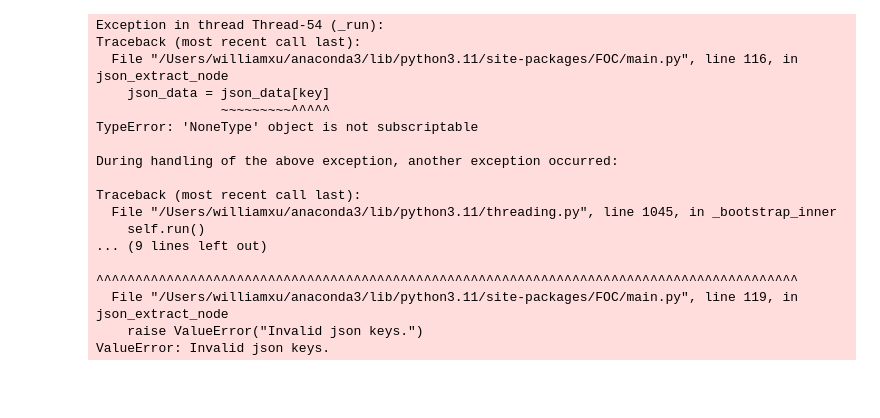
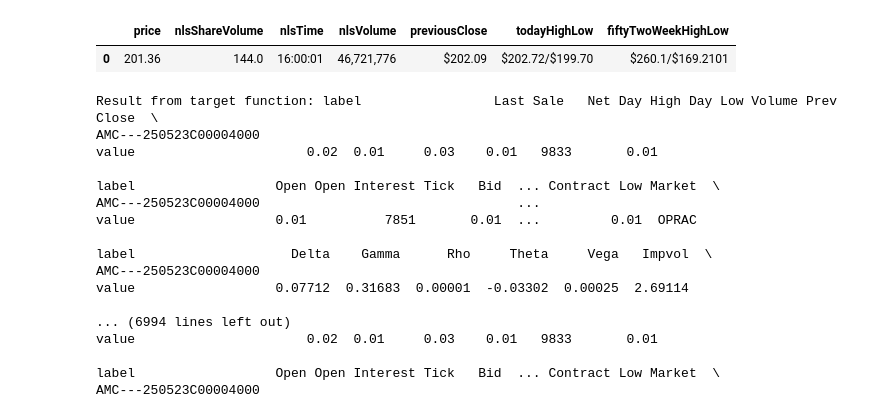
Before and after one commit to WilliamXXu/quantitative_finance, a Jupyter notebook: codes/option_data.ipynb, the cells around one changed output. Saved outputs shown, nothing was run; the diff lists cells and outputs as text; code cells hidden in the pictures; blank space fills up the shorter version.

```diff
--- a/codes/option_data.ipynb
+++ b/codes/option_data.ipynb
@@ -1061,0 +39,6 @@ ref_FOC = FOC()
+# %%
+#create instance
+ref_FOC = FOC()
+
+#fetch current stock price for AAPL
+stock_price = ref_FOC.get_stock_price("AAPL")
@@ -1062,3 +93,8 @@ ref_FOC = FOC()
+# %%
+stock_price
+# %% [output]
+|  | price | nlsShareVolume | nlsTime | nlsVolume | previousClose | todayHighLow | fiftyTwoWeekHighLow |
+| 0 | 201.36 | 144.0 | 16:00:01 | 46,721,776 | $202.09 | $202.72/$199.70 | $260.1/$169.2101 |
 # %%
 def example_result_callback(result):
     print("Result from target function:", result)
@@ -1069,21 +101,20 @@ def example_result_callback(result,ls):
 # %%
-ls=[]
-ref_FOC.create_quote_stream_options_price_data(20,'AMC---250530C00003000',result_callback=lambda x:example_result_callback(x,ls))
+d=ref_FOC.create_quote_stream_options_price_data(2,'AMC---250523C00004000',result_callback=example_result_callback)
 # %% [output]
-Exception in thread Thread-54 (_run):
-Traceback (most recent call last):
-  File "/Users/williamxu/anaconda3/lib/python3.11/site-packages/FOC/main.py", line 116, in json_extract_node
-    json_data = json_data[key]
-                ~~~~~~~~~^^^^^
-TypeError: 'NoneType' object is not subscriptable
+Result from target function: label                 Last Sale   Net Day High Day Low Volume Prev Close  \
+AMC---250523C00004000
+value                      0.02  0.01     0.03    0.01   9833       0.01
 
-During handling of the above exception, another exception occurred:
+label                  Open Open Interest Tick   Bid  ... Contract Low Market  \
+AMC---250523C00004000                                 ...
+value                  0.01          7851       0.01  ...         0.01  OPRAC
 
-Traceback (most recent call last):
-  File "/Users/williamxu/anaconda3/lib/python3.11/threading.py", line 1045, in _bootstrap_inner
-    self.run()
-... (9 lines left out)
-                       ^^^^^^^^^^^^^^^^^^^^^^^^^^^^^^^^^^^^^^^^^^^^^^^^^^^^^^^^^^^^^^^^^^^^^^^^^^^^^^^^^^^^^^^^^^
-  File "/Users/williamxu/anaconda3/lib/python3.11/site-packages/FOC/main.py", line 119, in json_extract_node
-    raise ValueError("Invalid json keys.")
-ValueError: Invalid json keys.
+label                    Delta    Gamma      Rho     Theta     Vega   Impvol  \
+AMC---250523C00004000
+value                  0.07712  0.31683  0.00001  -0.03302  0.00025  2.69114
+
+... (6994 lines left out)
+value                      0.02  0.01     0.03    0.01   9833       0.01
+
+label                  Open Open Interest Tick   Bid  ... Contract Low Market  \
+AMC---250523C00004000
```
Also changed, not shown: parts of 59 cells of this notebook, 2 other files.
